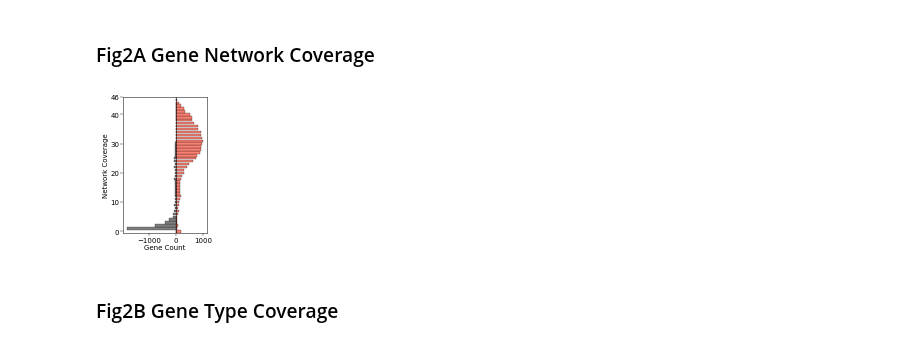
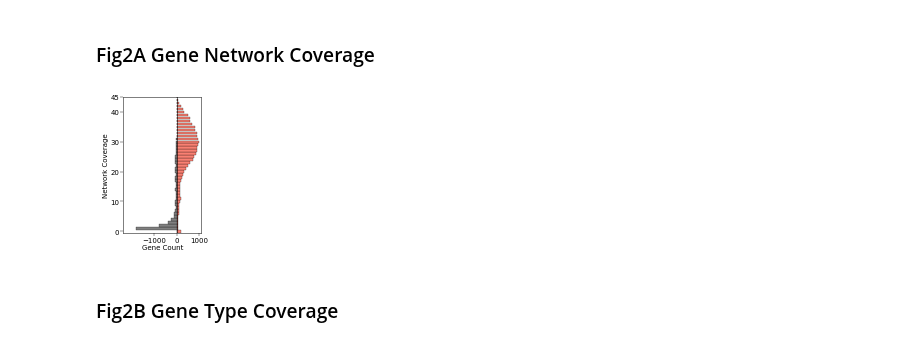
Before and after one commit to sarah-n-wright/Network_Evaluation_Tools, a Jupyter notebook: StateOfTheInteractomes_Notebooks/1_Statistics_and_Representation.ipynb, the cells around one changed output. Cells and saved outputs as stored; diff of their text form; code cells hidden in the pictures.

```diff
--- a/StateOfTheInteractomes_Notebooks/1_Statistics_and_Representation.ipynb
+++ b/StateOfTheInteractomes_Notebooks/1_Statistics_and_Representation.ipynb
@@ -48,5 +50,6 @@ plt.rcParams['patch.linewidth'] = 0.25
 Relevant Directories
 # %%
 gitdir = os.path.expanduser('~/Git/Network_Evaluation_Tools/')
-figdir = os.path.join(gitdir, 'StateOfTheInteractomes_Notebooks/Figures/')
+#figdir = os.path.join(gitdir, 'StateOfTheInteractomes_Notebooks/Figures/')
+figdir = '/cellar/users/snwright/Data/Transfer/pcnet/figures/revisions/'
 network_names = load_network_names(os.path.join(gitdir, 'StateOfTheInteractomes_Notebooks/Data/network_names_final.txt'))
@@ -130,11 +164,12 @@ _ = plt.figure(figsize=(3, 3.5))
 sns.scatterplot(data=size_data, x='Gene Count', y='Interaction Count', hue="Type", palette=['#73c7e7', '#44cf6c', '#ffa500'],
                 hue_order = ['Composite', 'Curated', 'Experimental'], alpha=0.8, edgecolor='black')
 #add annotation for each point
-for i, row in size_data.iterrows():
-    plt.text(row['Gene Count'], row['Interaction Count'], row['pref'], fontsize=6, alpha=0.8)
+#for i, row in size_data.iterrows():
+    #plt.text(row['Gene Count'], row['Interaction Count'], row['pref'], fontsize=6, alpha=0.8)
 plt.yscale("log")
 ax = plt.gca()
 ax.legend(labels=[None, 'Composite', 'Curated', 'Experimental'], frameon=False,
           labelspacing=0.25, handletextpad=0.1) #reverse=True
-plt.savefig(figdir+"Fig1B_network_sizes.jpg", bbox_inches='tight', dpi=400)
+plt.savefig('/cellar/users/snwright/Data/Transfer/pcnet/figures/revisions/Fig1B_sizes.svg', bbox_inches='tight')
+#plt.savefig(figdir+"Fig1B_network_sizes.jpg", bbox_inches='tight', dpi=400)
 # %% [output]
@@ -144,7 +179,7 @@ plt.savefig(figdir+"Fig1B_network_sizes.jpg", bbox_inches='tight', dpi=400)
 # %% [markdown]
 ### Fig2A Gene Network Coverage
 # %%
-annotation_data = pd.read_csv(gitdir + 'StateOfTheInteractomes_Notebooks/Data/Fig2_gene_annotations.csv', index_col=0, low_memory=False)
+annotation_data = pd.read_csv(gitdir + 'StateOfTheInteractomes_Notebooks/Data/Fig2A_gene_annotations.csv', index_col=0, low_memory=False)
 # %%
 pc_counts = [h.get_height() for h in sns.histplot(annotation_data[annotation_data.PC].db_count, bins=[i for i in range(48)]).patches]
 plt.close()
@@ -152,19 +187,21 @@ plt.close()
 other_counts = [h.get_height() for h in sns.histplot(annotation_data[(~annotation_data.PC) & (annotation_data.db_count > 0)].db_count, bins=[i for i in range(48)]).patches]
 plt.close()
 # %%
-_ = plt.figure(figsize=(1.5, 2.5))
+_ = plt.figure(figsize=(1.4, 2.5))
 
 plt.barh(width =np.array(pc_counts), y = [i for i in range(47)], color='salmon', edgecolor='black')#, linewidth=0.25)
 plt.barh(width=np.array(other_counts)*-1, y = [i for i in range(47)], color='grey', edgecolor='black')#, linewidth=0.24)
 plt.ylabel("Network Coverage")
 plt.xlabel("Gene Count")
 plt.vlines(x=0, ymin=-1, ymax=46, color='black', linewidth=0.5)
-plt.ylim(-0.5, 46)
-_ = plt.yticks([0,10,20,30,40,46])
+plt.ylim(-0.5, 45)
+plt.xlim(-2400, 1100)
+_ = plt.yticks([0,10,20,30,40,45])
+_ = plt.xticks([-1000, 0, 1000])
 #plt.gca().tick_params(axis='x', which='major', length=4, pad=1)
-plt.savefig(figdir+"Fig2A_gene_network_coverage.jpg", dpi=400, bbox_inches='tight')
+plt.savefig(figdir+"Fig2A_gene_network_coverage.svg", dpi=400, bbox_inches='tight')
 # %% [output]
-[figure, old version]
+[figure, new version]
 # %% [markdown]
 ### Fig2B Gene Type Coverage
 # %%
```
Also changed, not shown: parts of 116 cells of this notebook, 6 other files.
